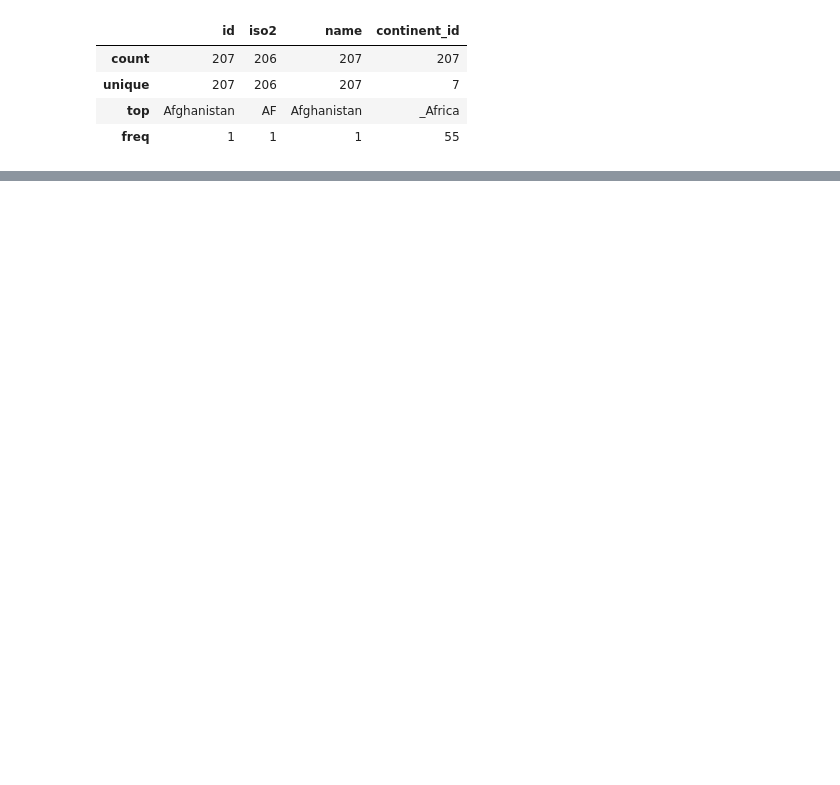
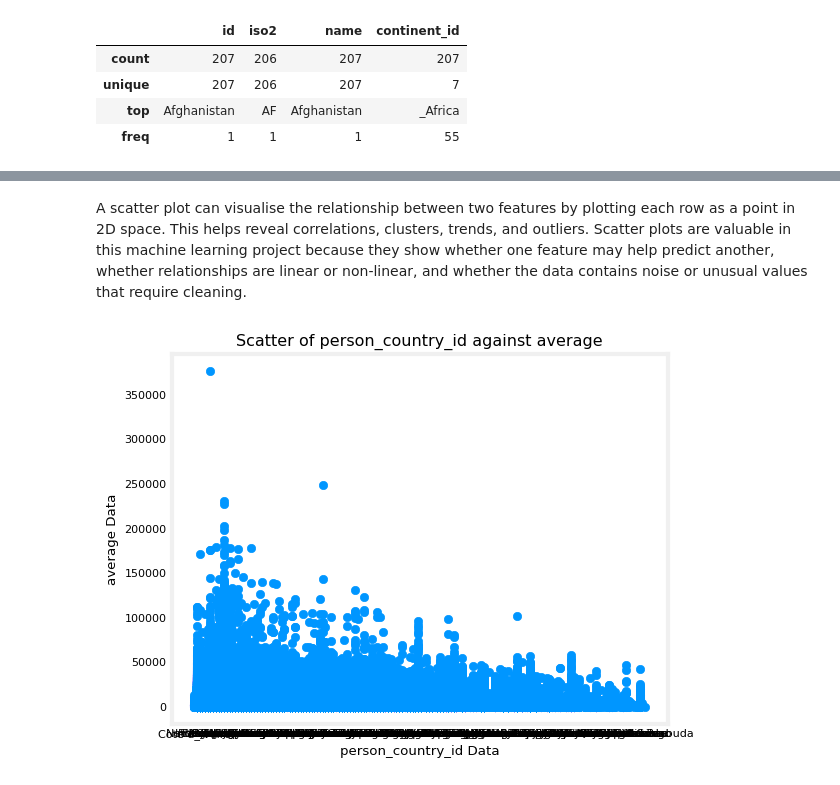
Before and after one commit to TempeHS/2026SE_MLOPSTask_Michael.L, a Jupyter notebook: 2.Model_Development/2.1.Data_Wrangling/2.1.1.data_preview.ipynb, the cells around one changed output, grey strips where cells are left out. Saved outputs shown, nothing was run; the diff lists cells and outputs as text; code cells hidden in the pictures; blank space fills up the shorter version.

```diff
--- a/2.Model_Development/2.1.Data_Wrangling/2.1.1.data_preview.ipynb
+++ b/2.Model_Development/2.1.Data_Wrangling/2.1.1.data_preview.ipynb
@@ -114,8 +151,12 @@ Error:
+# %% [markdown]
+A scatter plot can visualise the relationship between two features by plotting each row as a point in 2D space. This helps reveal correlations, clusters, trends, and outliers. Scatter plots are valuable in this  machine learning project because they show whether one feature may help predict another, whether relationships are linear or non-linear, and whether the data contains noise or unusual values that require cleaning.
 # %%
-# # Scatter plot 2 columns to see the relationship
-# plt.scatter(results['person_country_id'], ['average'])
-# plt.title(f"Scatter of {results['person_country_id'].name} against {results['average'].name}")
-# plt.ylabel(f"{results['average'].name} Data")
-# plt.xlabel(f"{results['person_country_id'].name} Data")
-# plt.show()
+# Scatter plot 2 columns to see the relationship
+plt.scatter(results['person_country_id'], results['average'])
+plt.title(f"Scatter of {results['person_country_id'].name} against {results['average'].name}")
+plt.ylabel(f"{results['average'].name} Data")
+plt.xlabel(f"{results['person_country_id'].name} Data")
+plt.show()
+# %% [output]
+[figure, added]
 # %%
```
Also changed, not shown: parts of 21 cells of this notebook, 3 other files.
